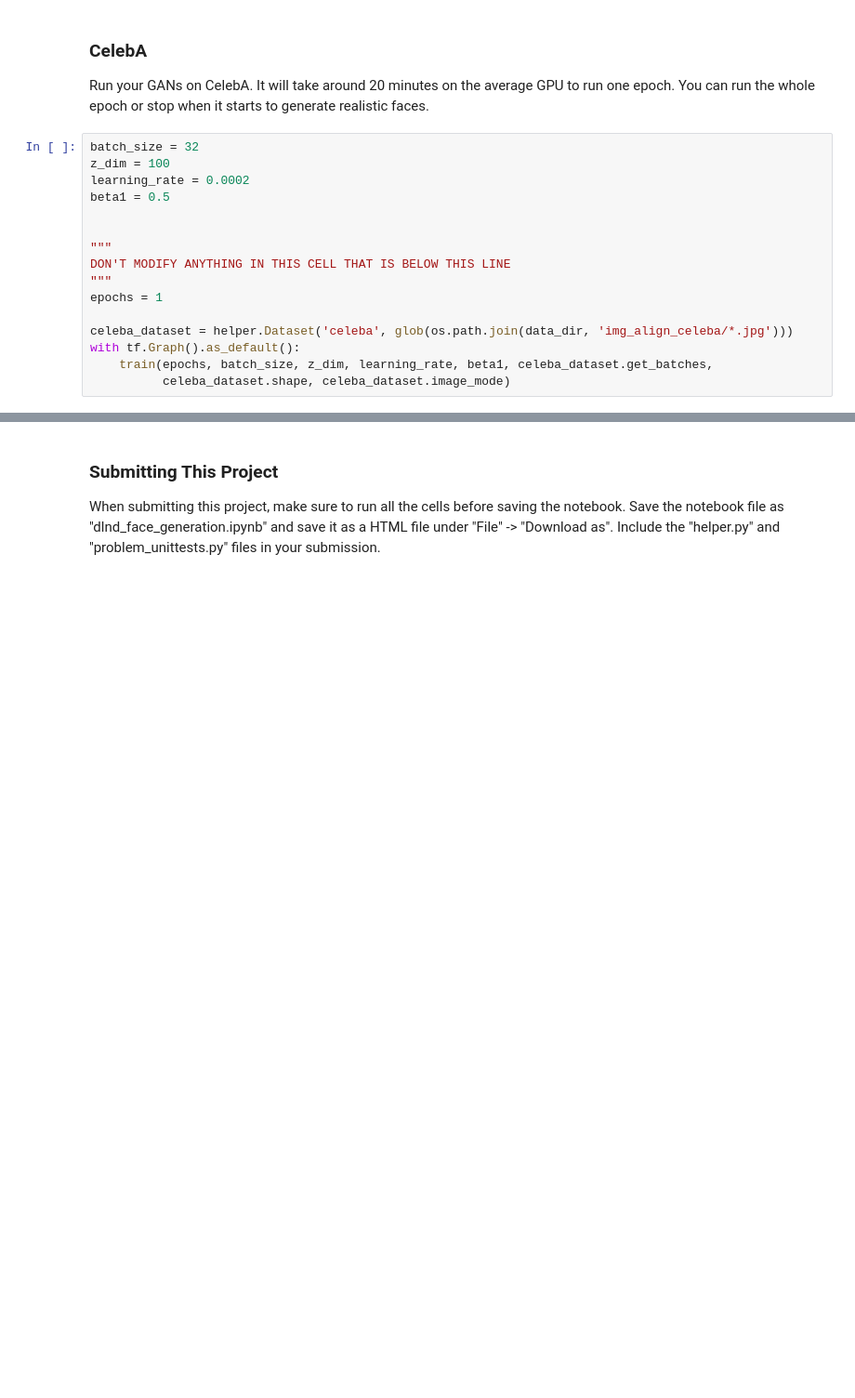
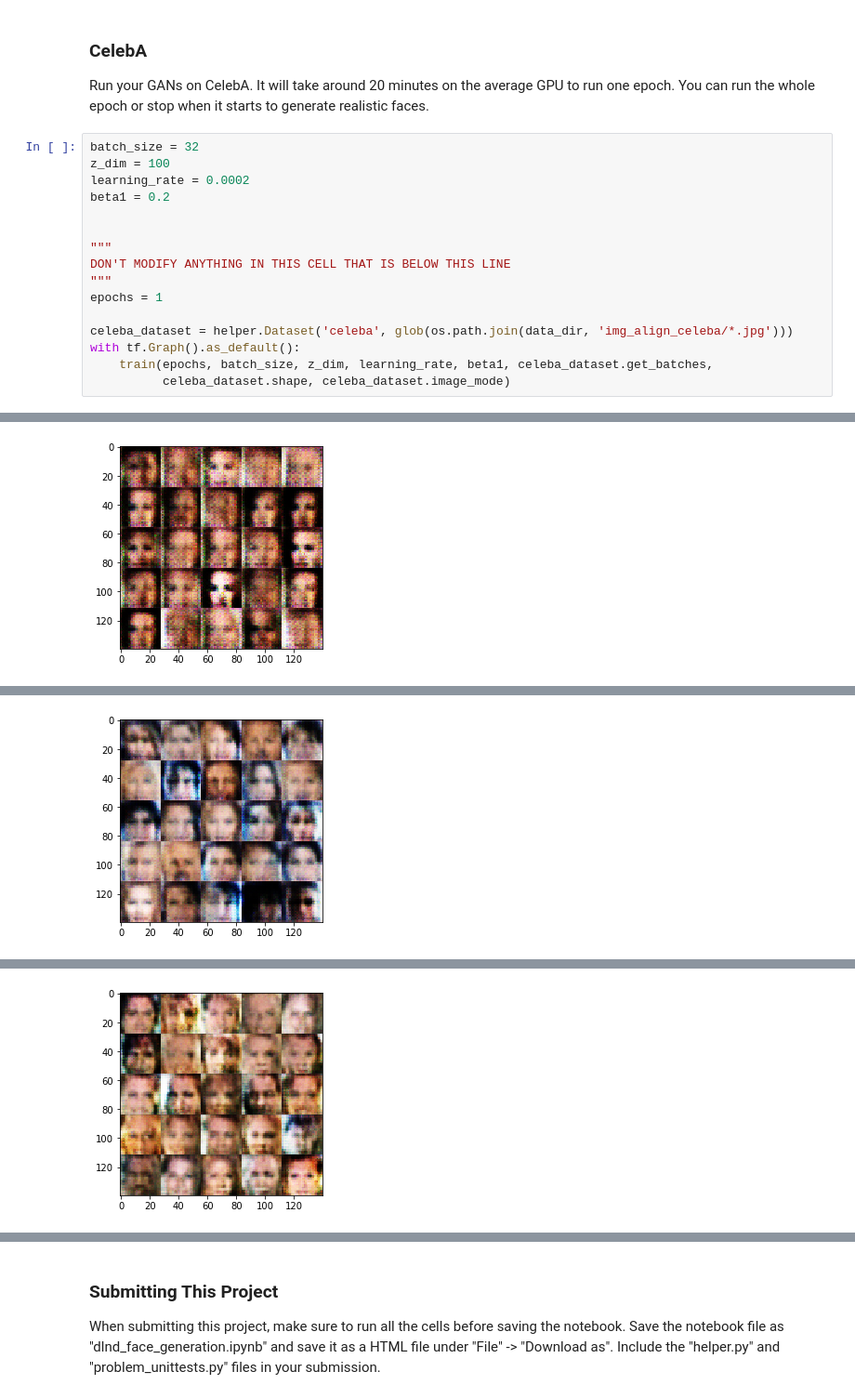
Before and after one commit to k1fukumoto/deep-learning, a Jupyter notebook: face_generation/dlnd_face_generation.ipynb, the cells around one changed output, grey strips where cells are left out. Shown at 93% size. Saved outputs shown, nothing was run; the diff lists cells and outputs as text; blank space fills up the shorter version.

```diff
--- a/face_generation/dlnd_face_generation.ipynb
+++ b/face_generation/dlnd_face_generation.ipynb
@@ -441,7 +508,7 @@ Run your GANs on CelebA.  It will take around 20 minutes on the average GPU to r
 batch_size = 32
 z_dim = 100
 learning_rate = 0.0002
-beta1 = 0.5
+beta1 = 0.2
 
 
 """
@@ -453,3 +520,4 @@ celeba_dataset = helper.Dataset('celeba', glob(os.path.join(data_dir, 'img_align
 with tf.Graph().as_default():
     train(epochs, batch_size, z_dim, learning_rate, beta1, celeba_dataset.get_batches,
           celeba_dataset.shape, celeba_dataset.image_mode)
+# %% [output]
@@ -455,0 +534 @@ with tf.Graph().as_default():
+[figure, added]
@@ -455,0 +545 @@ with tf.Graph().as_default():
+[figure, added]
@@ -455,0 +556 @@ with tf.Graph().as_default():
+[figure, added]
```
Also changed, not shown: parts of 6 cells of this notebook.
